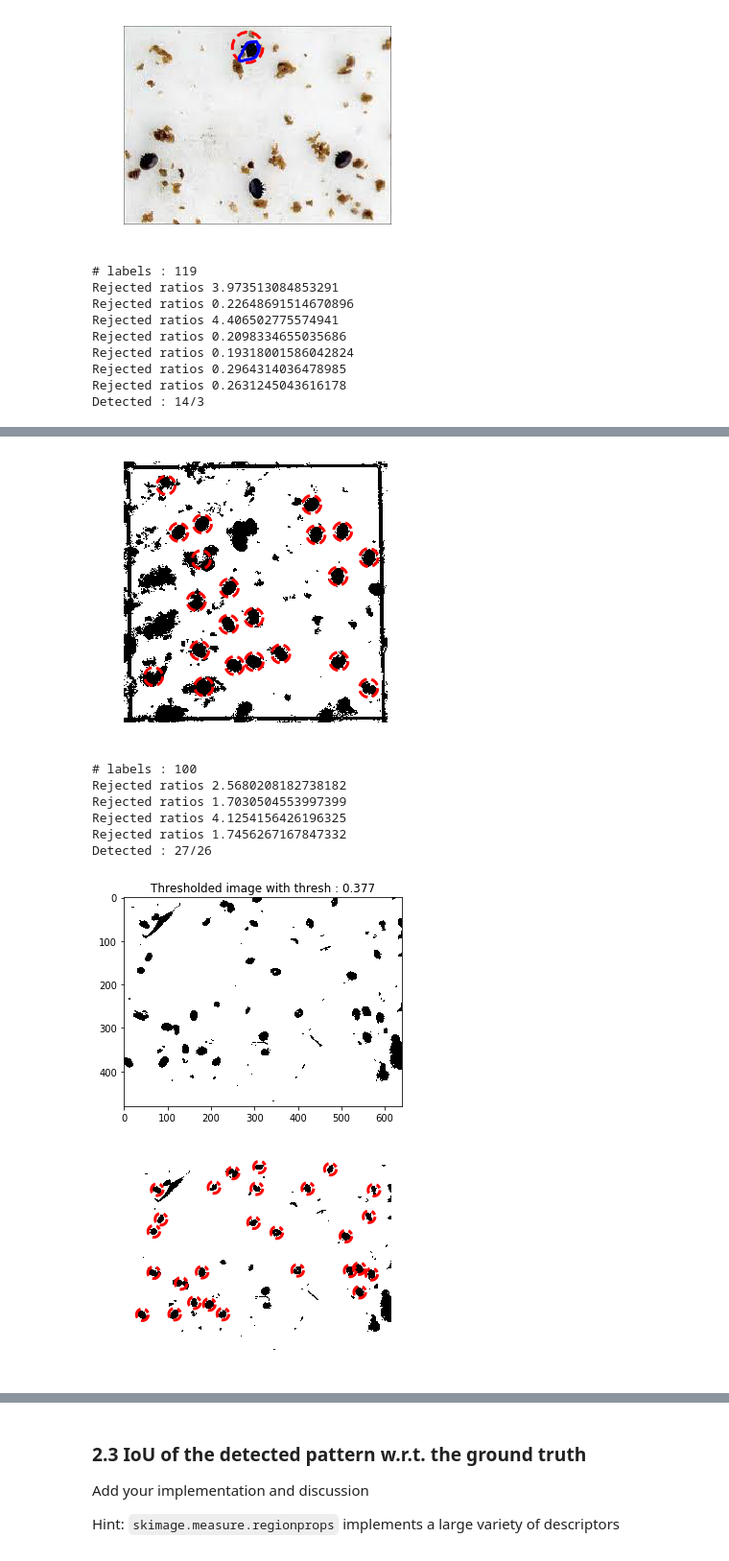
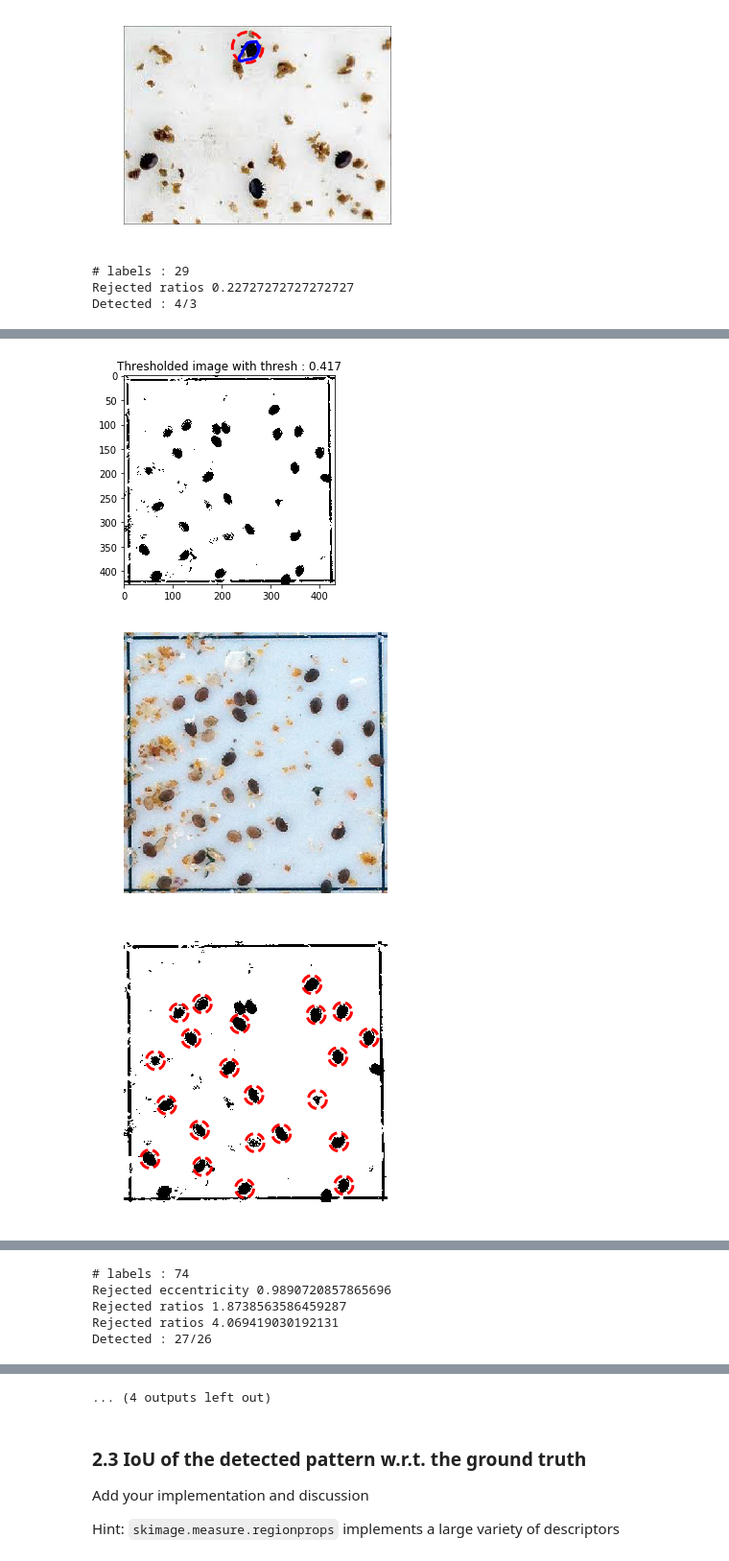
Before and after one commit to LeylaVakilian/PatternRecognition-, a Jupyter notebook: labs/lab_01_segmentation.ipynb, the cells around one changed output, grey strips where cells are left out. Shown at 96% size. Drawn from its saved outputs; the diff is of its cells as text; code cells hidden in the pictures.

```diff
--- a/labs/lab_01_segmentation.ipynb
+++ b/labs/lab_01_segmentation.ipynb
@@ -484,7 +484,7 @@ ax.plot(snake[:, 0], snake[:, 1], '-b', lw=3);
 # %%
 # Count centers -> Threshold and find areas with black relative circles
 
-def count_and_find_centers(im, max_eccentricity=1,
+def count_and_find_centers(im, max_eccentricity=0.95,
                            lower_average_bound=0.3,
                            higher_average_bound=1.7,
                            plot=True):
@@ -503,14 +503,15 @@ def count_and_find_centers(im, max_eccentricity=1,
     gray_im = color.rgb2gray(im)
 
     # Threshold determination
-    thresh = skimage.filters.threshold_triangle(gray_im)
+    thresh = skimage.filters.threshold_minimum(gray_im)
 
     # Thresholding
     binary = gray_im > thresh
 
     # Plot thresholded image
-    plt.imshow(binary, cmap=plt.cm.gray)
-    plt.title("Thresholded image with thresh : " + str(round(thresh,3)))
+    if (plot):
+        plt.imshow(binary, cmap=plt.cm.gray)
+        plt.title("Thresholded image with thresh : " + str(round(thresh,3)))
 
     # Label the thresholded image
     labeled_im = skimage.measure.label(binary, background=True)
@@ -573,25 +574,22 @@ def count_and_find_centers(im, max_eccentricity=1,
 ###### TEST RUN ######
 
 for im, annotation in zip(ic, annotations_xmls):
-    binary, count, centers = count_and_find_centers(im, max_eccentricity=0.95, plot=False)
+    binary, count, centers = count_and_find_centers(im, plot=False)
     print("Detected : " + str(count) + "/" + str(len(annotation)))
-
+    image_show(im)
     fig, ax = image_show(binary)
 
+    # Plotting of the cirlces
     circles = []
     for center in centers:
         circles.append(circle_points(20, center, 15)[:-1])
 
     for circle in circles:
         ax.plot(circle[:, 0], circle[:, 1], '--r', lw=3)
+
+
     plt.show()
 # %% [output]
-# labels : 119
-Rejected ratios 3.973513084853291
-Rejected ratios 0.22648691514670896
-Rejected ratios 4.406502775574941
-Rejected ratios 0.2098334655035686
-Rejected ratios 0.19318001586042824
-Rejected ratios 0.2964314036478985
-Rejected ratios 0.2631245043616178
-Detected : 14/3
+# labels : 29
+Rejected ratios 0.22727272727272727
+Detected : 4/3
@@ -620,9 +616,3 @@ Detected : 21/27
-[figure, old version]
+[figure, new version]
-# labels : 100
-Rejected ratios 2.5680208182738182
-Rejected ratios 1.7030504553997399
-Rejected ratios 4.1254156426196325
-Rejected ratios 1.7456267167847332
-Detected : 27/26
-[figure, old version]
+[figure, new version]
-[figure, old version]
+[figure, new version]
@@ -645,0 +619,5 @@ Detected : 20/15
+# labels : 74
+Rejected eccentricity 0.9890720857865696
+Rejected ratios 1.8738563586459287
+Rejected ratios 4.069419030192131
+Detected : 27/26
@@ -648,3 +627,4 @@ Detected : 20/15
+... (4 outputs left out)
 # %% [markdown]
 ### 2.3 IoU of the detected pattern w.r.t. the ground truth
 
```
Also changed, not shown: parts of 1 cell of this notebook.
